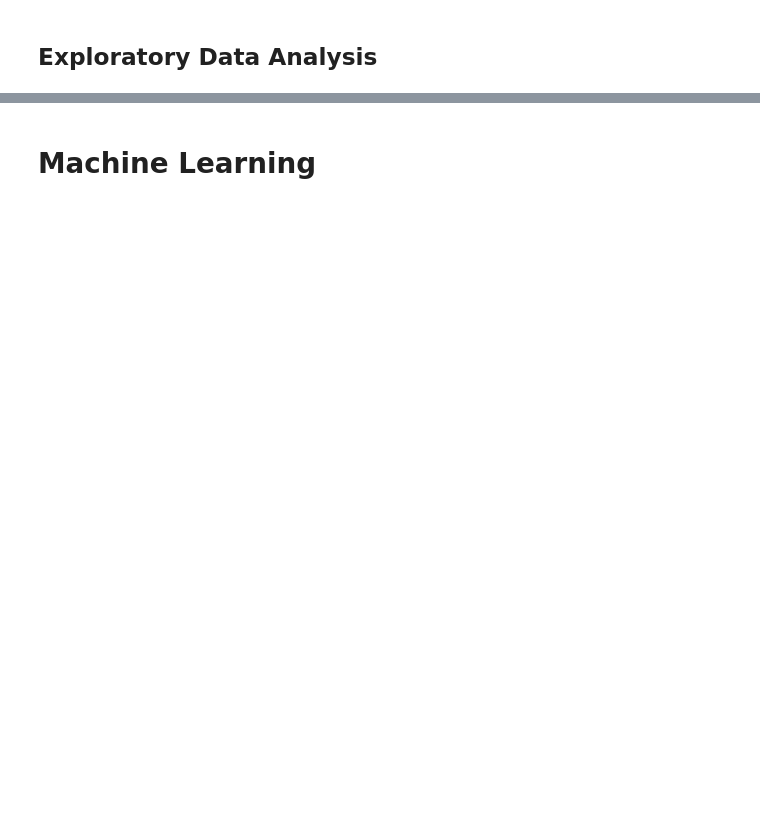
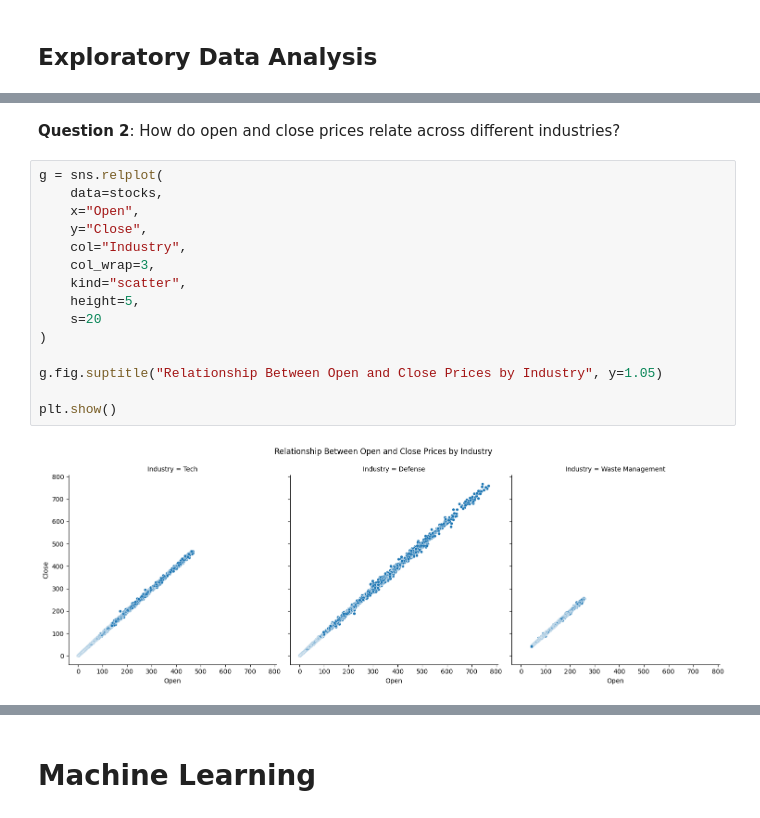
Before and after one commit to CS133-DataVisualization/term-project-stocksuccess, a Jupyter notebook: Stock Success.ipynb, the cells around one changed output, grey strips where cells are left out. Saved outputs shown, nothing was run; the diff lists cells and outputs as text; blank space fills up the shorter version.

```diff
--- a/Stock Success.ipynb
+++ b/Stock Success.ipynb
@@ -200,0 +214,19 @@ stocks.hist(bins=50, figsize=(20,15));
+# %% [markdown]
+**Question 2**: How do open and close prices relate across different industries?
+# %%
+g = sns.relplot(
+    data=stocks,
+    x="Open",
+    y="Close",
+    col="Industry",
+    col_wrap=3,
+    kind="scatter",
+    height=5,
+    s=20
+)
+
+g.fig.suptitle("Relationship Between Open and Close Prices by Industry", y=1.05)
+
+plt.show()
+# %% [output]
+[figure, added]
```
Also changed, not shown: parts of 69 cells of this notebook, 1 other file.
